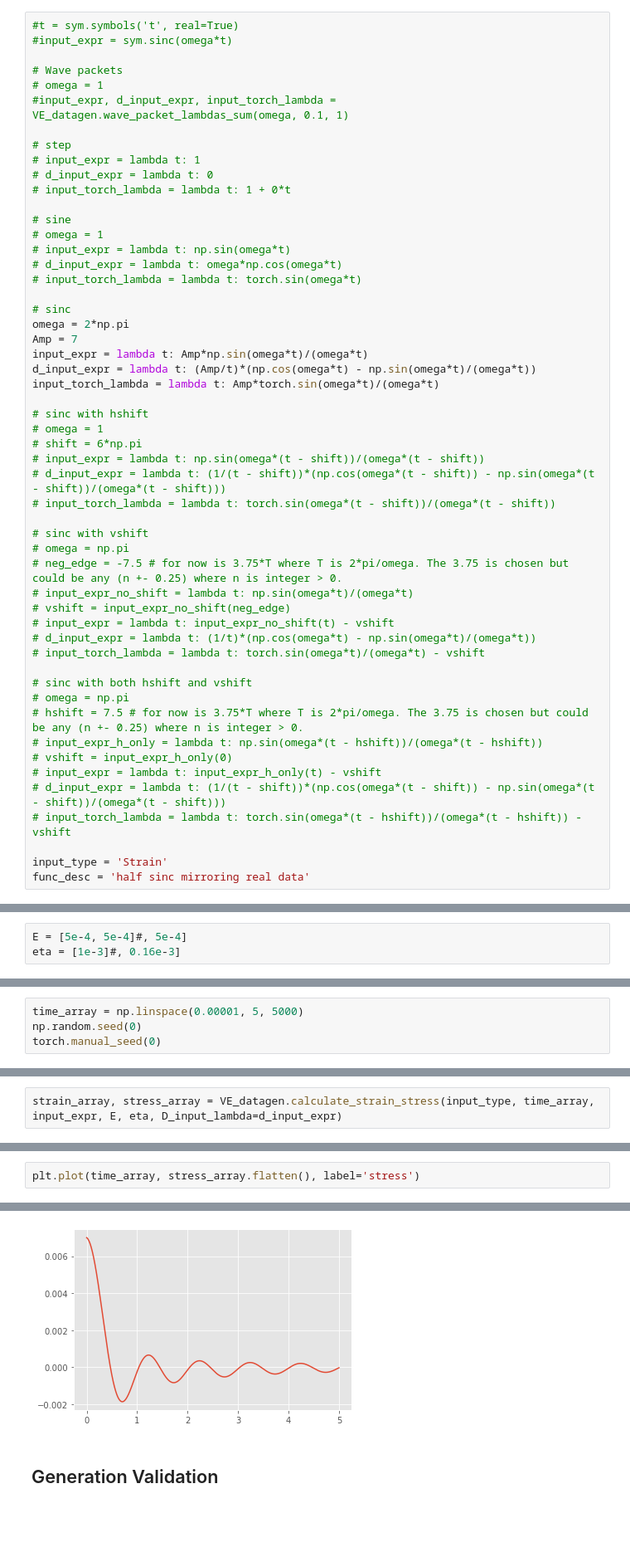
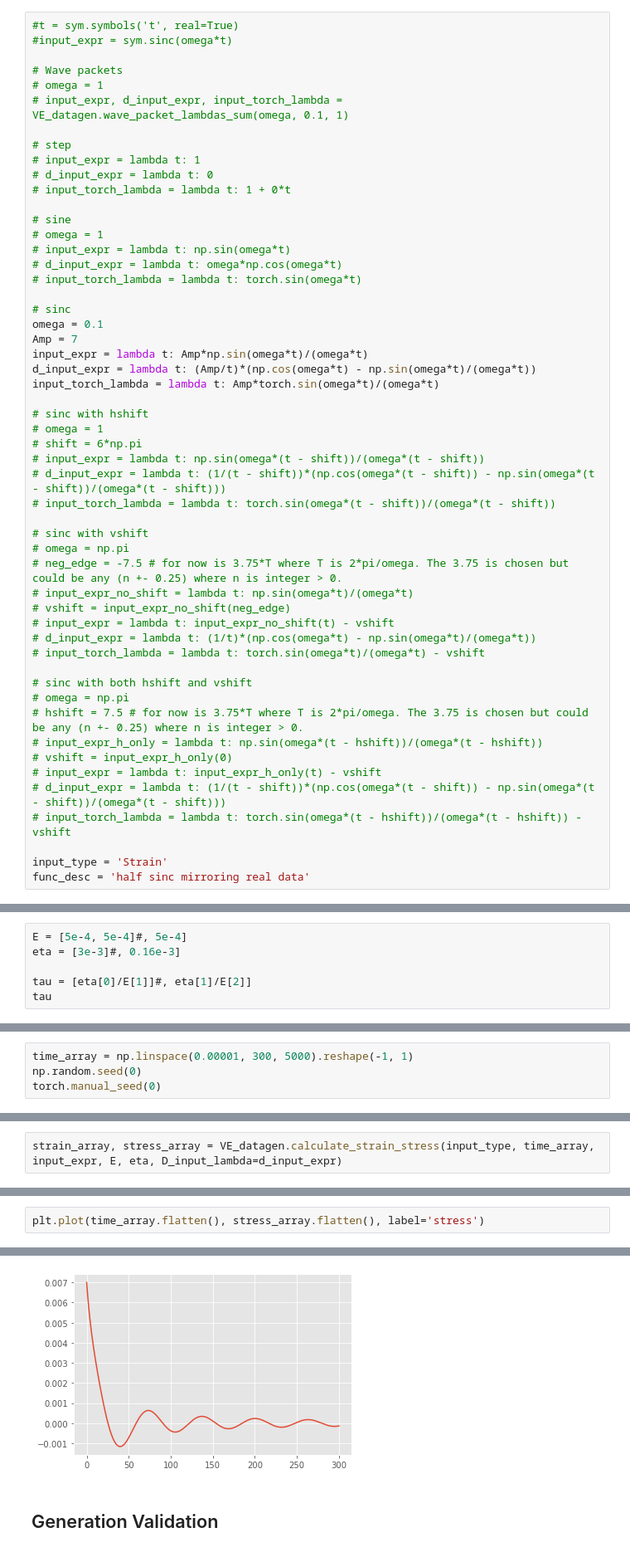
Before and after one commit to AlexB-B/DeePyMoD_torch_AlexVersion, a Jupyter notebook: notebooks/VE-DGValidation-DMTesting.ipynb, the cells around one changed output, grey strips where cells are left out. Shown at 83% size. Saved outputs shown, nothing was run; the diff lists cells and outputs as text; blank space fills up the shorter version.

```diff
--- a/notebooks/VE-DGValidation-DMTesting.ipynb
+++ b/notebooks/VE-DGValidation-DMTesting.ipynb
@@ -28,7 +28,7 @@ Specify the functional form of the input
 
 # Wave packets
 # omega = 1
-#input_expr, d_input_expr, input_torch_lambda = VE_datagen.wave_packet_lambdas_sum(omega, 0.1, 1)
+# input_expr, d_input_expr, input_torch_lambda = VE_datagen.wave_packet_lambdas_sum(omega, 0.1, 1)
 
 # step
 # input_expr = lambda t: 1
@@ -42,7 +42,7 @@ Specify the functional form of the input
 # input_torch_lambda = lambda t: torch.sin(omega*t)
 
 # sinc
-omega = 2*np.pi
+omega = 0.1
 Amp = 7
 input_expr = lambda t: Amp*np.sin(omega*t)/(omega*t)
 d_input_expr = lambda t: (Amp/t)*(np.cos(omega*t) - np.sin(omega*t)/(omega*t))
@@ -79,4 +79,7 @@ func_desc = 'half sinc mirroring real data'
 Specify the model parameters
 # %%
 E = [5e-4, 5e-4]#, 5e-4]
-eta = [1e-3]#, 0.16e-3]
+eta = [3e-3]#, 0.16e-3]
+
+tau = [eta[0]/E[1]]#, eta[1]/E[2]]
+tau
@@ -83,7 +88,7 @@ eta = [1e-3]#, 0.16e-3]
 # %% [markdown]
 Specify the independant data points over which to synthesise the data, as well as restarting the random seeds
 # %%
-time_array = np.linspace(0.00001, 5, 5000)
+time_array = np.linspace(0.00001, 300, 5000).reshape(-1, 1)
 np.random.seed(0)
 torch.manual_seed(0)
 # %% [output]
@@ -98,8 +103,8 @@ plt.plot(time_array, strain_array.flatten(), label='strain')
 # %%
-plt.plot(time_array, stress_array.flatten(), label='stress')
+plt.plot(time_array.flatten(), stress_array.flatten(), label='stress')
 # %% [output]
 [<matplotlib.lines.Line2D at 0x...>]
-[figure, old version]
+[figure, new version]
 # %% [markdown]
 ## Generation Validation
 # %%
```
Also changed, not shown: parts of 49 cells of this notebook, 2 other files.
